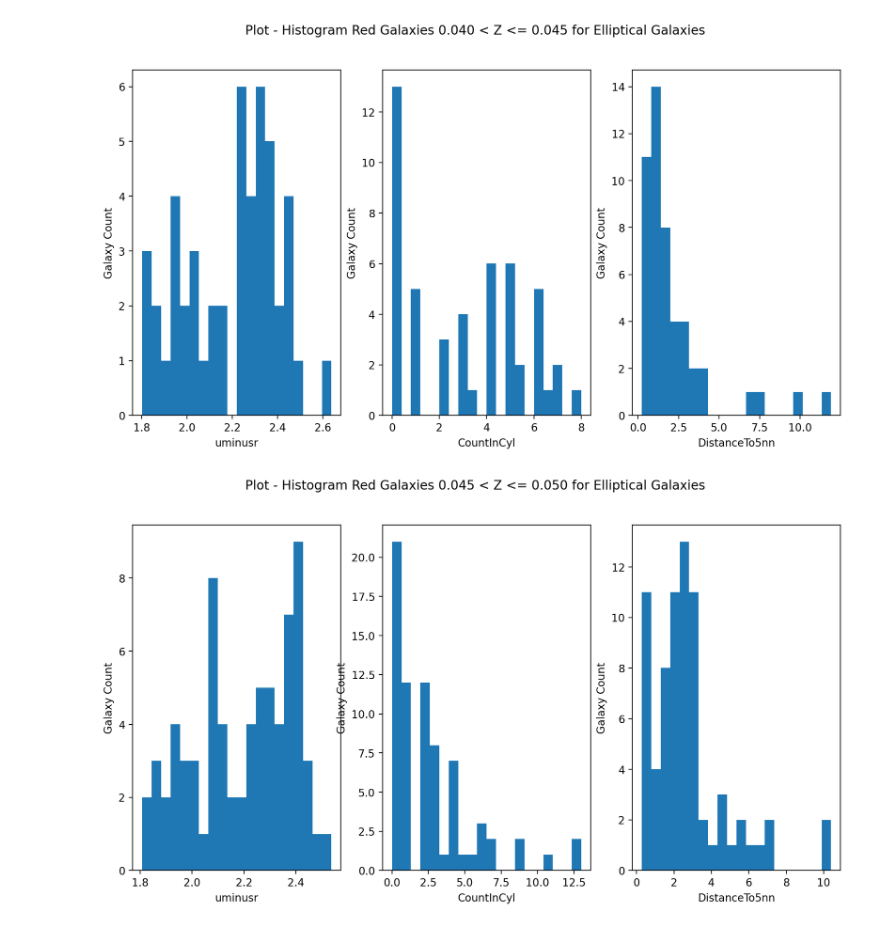
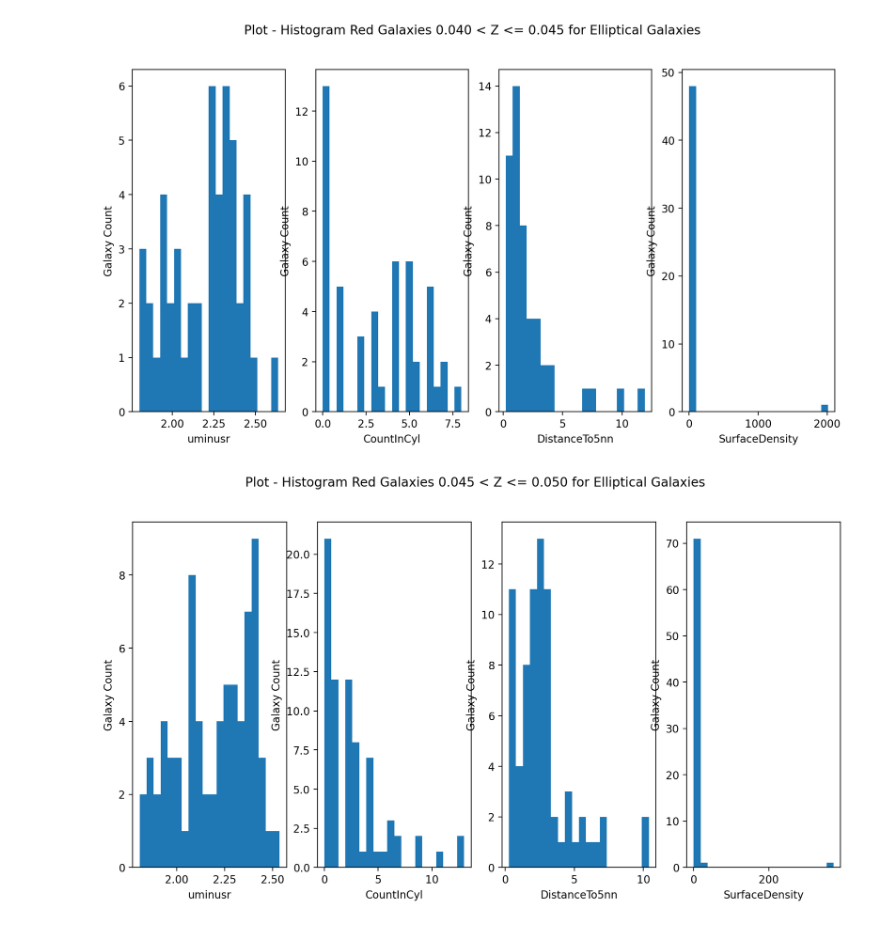
Before and after one commit to KeithSloan/MSc_Project, a Jupyter notebook: Jupyter/AstropyTable/Histogram-Z-Ranges.ipynb, the cells around one changed output. Cells and saved outputs as stored; diff of their text form; code cells hidden in the pictures.

```diff
--- a/Jupyter/AstropyTable/Histogram-Z-Ranges.ipynb
+++ b/Jupyter/AstropyTable/Histogram-Z-Ranges.ipynb
@@ -2,34 +2,34 @@
 from astropy.table import Table, join
 import numpy as np
 import matplotlib.pyplot as plt
 
 RawMassEClassEmeasure = Table.read('../../GAMA_Data/REMassEClassEmeasure.fits')
 #print(RawMassEClassEmeasure.colnames)
 # CLEAN DATA
 REMassEClassEmeasure = RawMassEClassEmeasure[RawMassEClassEmeasure['CountInCyl']> -500]
 
 xfield = 'Z_1'
 binCount = 20
 alphaVal = .3
 step = 0.005
 ##################### Z ranges
 for Z in np.arange(0.04,0.10,step) :
     RErange1a = REMassEClassEmeasure[REMassEClassEmeasure[xfield]>Z]
     RErange1  = RErange1a[RErange1a[xfield]<=Z+step]
     fig = plt.figure(figsize=(12, 6), dpi=200)
     fig.suptitle('Plot - Histogram Red Galaxies '+f'{Z:.3f}'+' < Z <= '+f'{(Z+step):.3f}'+' for Elliptical Galaxies')
-    yfields = ['uminusr','CountInCyl','DistanceTo5nn']
+    yfields = ['uminusr','CountInCyl','DistanceTo5nn','SurfaceDensity']
     i = 1
     for yfield in yfields :
-       ax = fig.add_subplot(1, 3, i)
+       ax = fig.add_subplot(1, len(yfields), i)
        i += 1
        ax.set_ylabel('Galaxy Count')
        ax.set_xlabel(yfield)
        counts, bins = np.histogram(RErange1[yfield].data,bins=binCount)
        ax.hist(bins[:-1],bins, weights=counts)
 #fig.legend(loc="upper right")
 #plt.axis([0, 3, 0, 0.8])
 plt.show()
 # %% [output]
-[figure, old version]
+[figure, new version]
-[figure, old version]
+[figure, new version]
```
Also changed, not shown: parts of 1 cell of this notebook, 7 other files.
